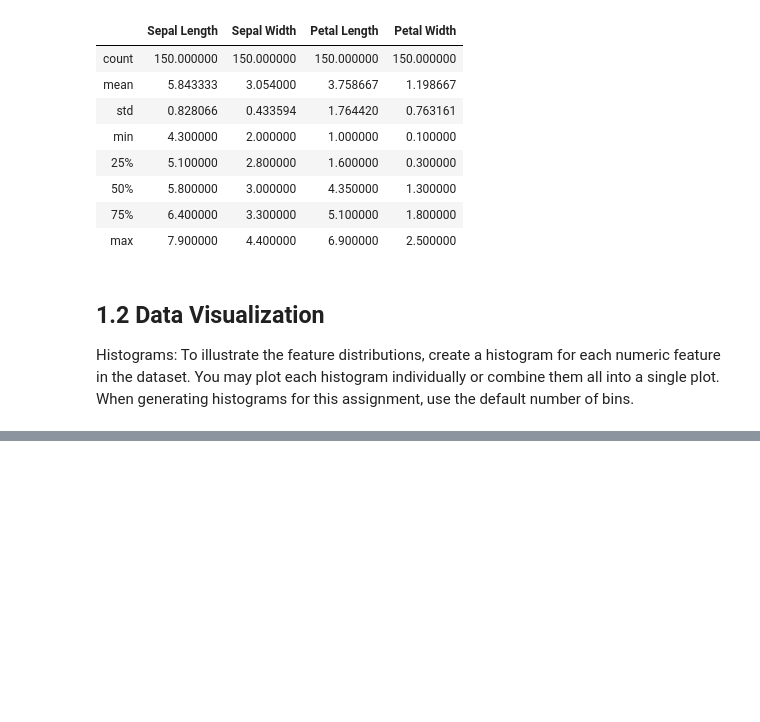
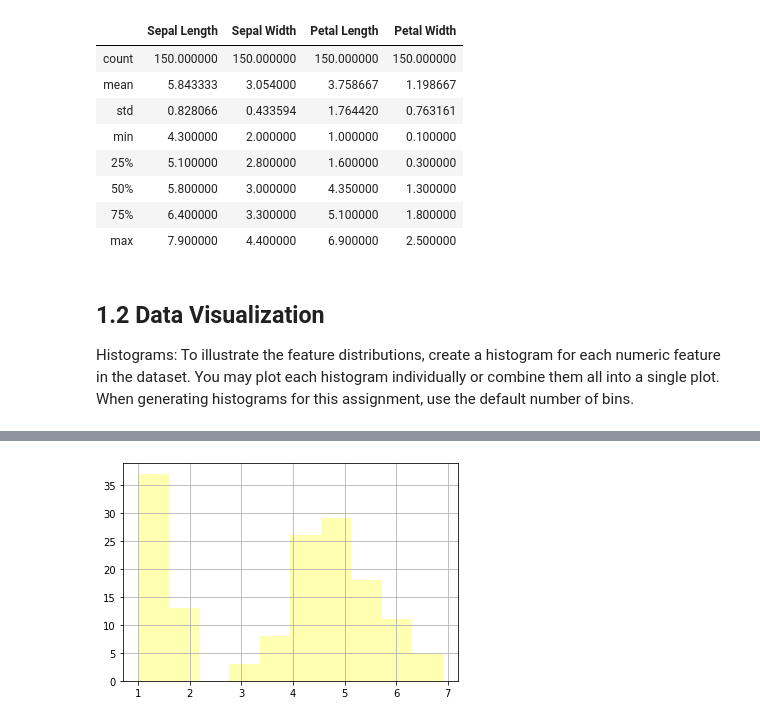
Before and after one commit to run-cmw/data-mining-practice, a Jupyter notebook: assignment2-wells.ipynb, the cells around one changed output, grey strips where cells are left out. Saved outputs shown, nothing was run; the diff lists cells and outputs as text; code cells hidden in the pictures; blank space fills up the shorter version.

```diff
--- a/assignment2-wells.ipynb
+++ b/assignment2-wells.ipynb
@@ -48,0 +73,5 @@ plot. When generating histograms for this assignment, use the default number of
+# %%
+petal_length = df['Petal Length']
+petal__length_hist = petal_length.hist(color='yellow', alpha=0.5)
+# %% [output]
+[figure, added]
```
Also changed, not shown: parts of 6 cells of this notebook.
